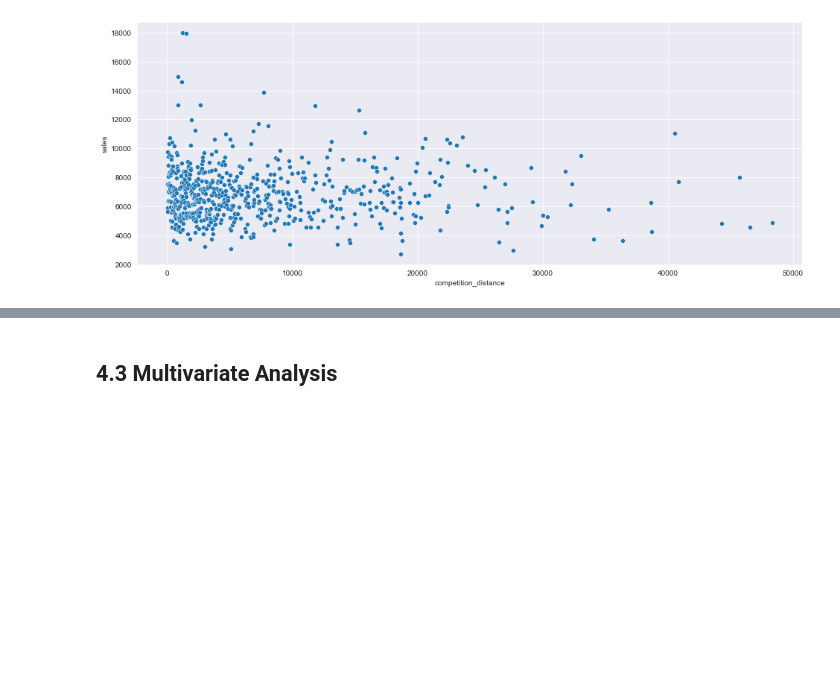
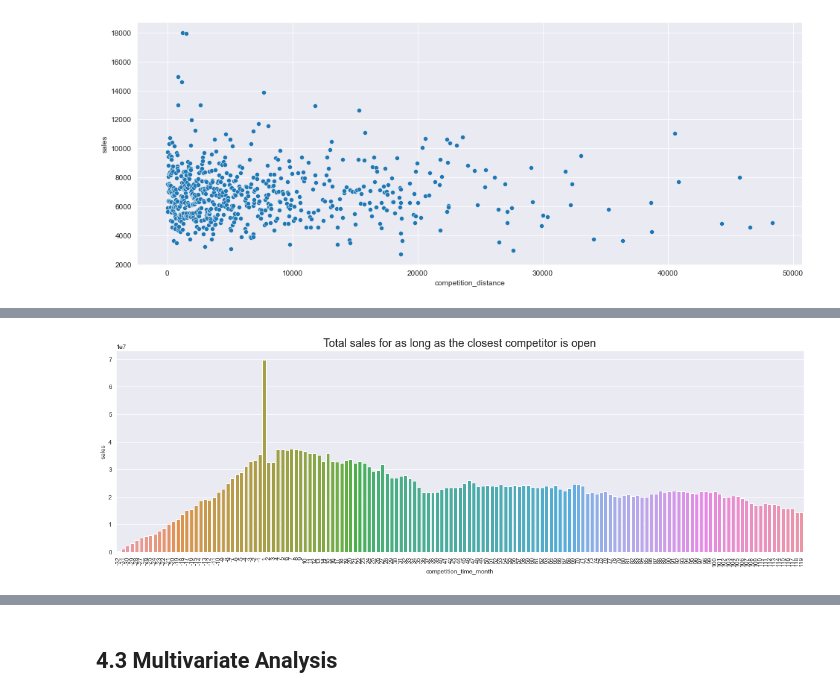
Before and after one commit to felipedmnq/Data-Science-T, a Jupyter notebook: Notebooks/Data_Science_T_M4.ipynb, the cells around one changed output, grey strips where cells are left out. Drawn from its saved outputs; the diff is of its cells as text; code cells hidden in the pictures; blank space fills up the shorter version.

```diff
--- a/Notebooks/Data_Science_T_M4.ipynb
+++ b/Notebooks/Data_Science_T_M4.ipynb
@@ -786,0 +833,14 @@ sns.scatterplot(x = 'competition_distance', y = 'sales', data = aux_mean_closer)
+# %%
+plt.figure(figsize = (20, 6))
+
+aux_mean = df4[['competition_time_month', 'sales']].groupby('competition_time_month').mean().reset_index()
+aux_mean_2 = aux_mean[(aux_mean['competition_time_month'] < 120) & (aux_mean['competition_time_month'] != 0)]
+aux_sum = df4[['competition_time_month', 'sales']].groupby('competition_time_month').sum().reset_index()
+aux_sum_2 = aux_sum[(aux_sum['competition_time_month'] < 120) & (aux_sum['competition_time_month'] != 0)]
+
+
+sns.barplot(x = 'competition_time_month', y = 'sales', data = aux_sum_2);
+plt.title('Total sales for as long as the closest competitor is open', fontsize = 18)
+plt.xticks(rotation = 90);
+# %% [output]
+[figure, added]
```
Also changed, not shown: parts of 11 cells of this notebook.
